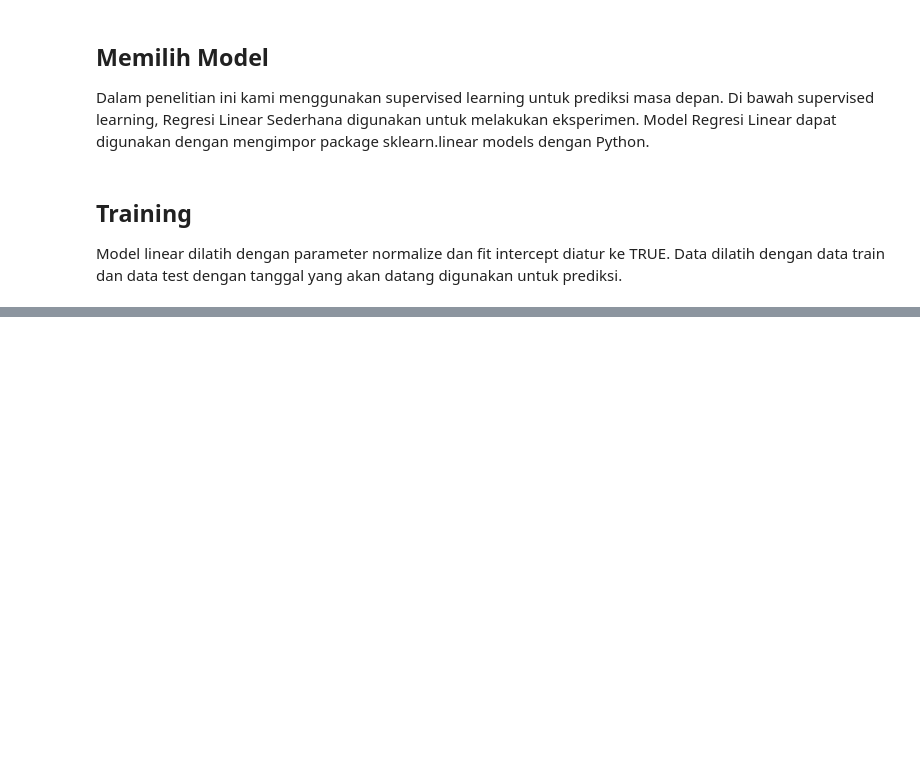
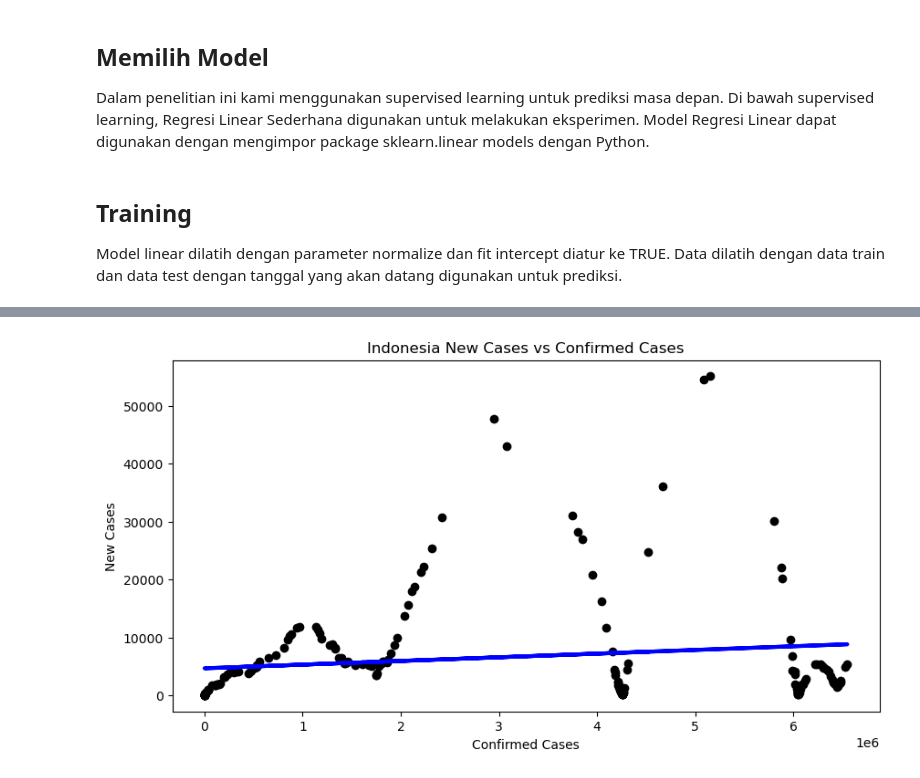
Before and after one commit to felixsutanto/UAS-IF540-Machine-Learning, a Jupyter notebook: Untitled-1.ipynb, the cells around one changed output, grey strips where cells are left out. Drawn from its saved outputs; the diff is of its cells as text; code cells hidden in the pictures; blank space fills up the shorter version.

```diff
--- a/Untitled-1.ipynb
+++ b/Untitled-1.ipynb
@@ -144,0 +274,21 @@ y_pred = model.predict(X_test) # Make predictions using the testing set
+# %%
+# Run the simple linear regression from scratch
+# Create the x and y values
+X = df[['Indonesia']] # Select the independent variable
+y = df['New Cases'] # Select the dependent variable
+
+# Split the data into training and testing sets
+X_train, X_test, y_train, y_test = train_test_split(X, y, test_size=0.2, random_state=0)
+# %%
+# Reshape the data
+X_train = X_train.values.reshape(-1, 1)
+X_test = X_test.values.reshape(-1, 1)
+# %%
+# Create the simple linear regression object
+model = SimpleLinearRegression()
+
+# Fit the simple linear regression model
+model.fit(X_train, y_train)
+
+# Predict the y values
+y_pred = model.predict(X_test)
@@ -144,0 +313,11 @@ y_pred = model.predict(X_test) # Make predictions using the testing set
+# %%
+# Plot the results
+plt.figure(figsize=(10, 5))
+plt.scatter(X_test, y_test, color='black')
+plt.plot(X_test, y_pred, color='blue', linewidth=3)
+plt.title('Indonesia New Cases vs Confirmed Cases')
+plt.xlabel('Confirmed Cases')
+plt.ylabel('New Cases')
+plt.show()
+# %% [output]
+[figure, added]
```
Also changed, not shown: parts of 28 cells of this notebook, 4 other files.
